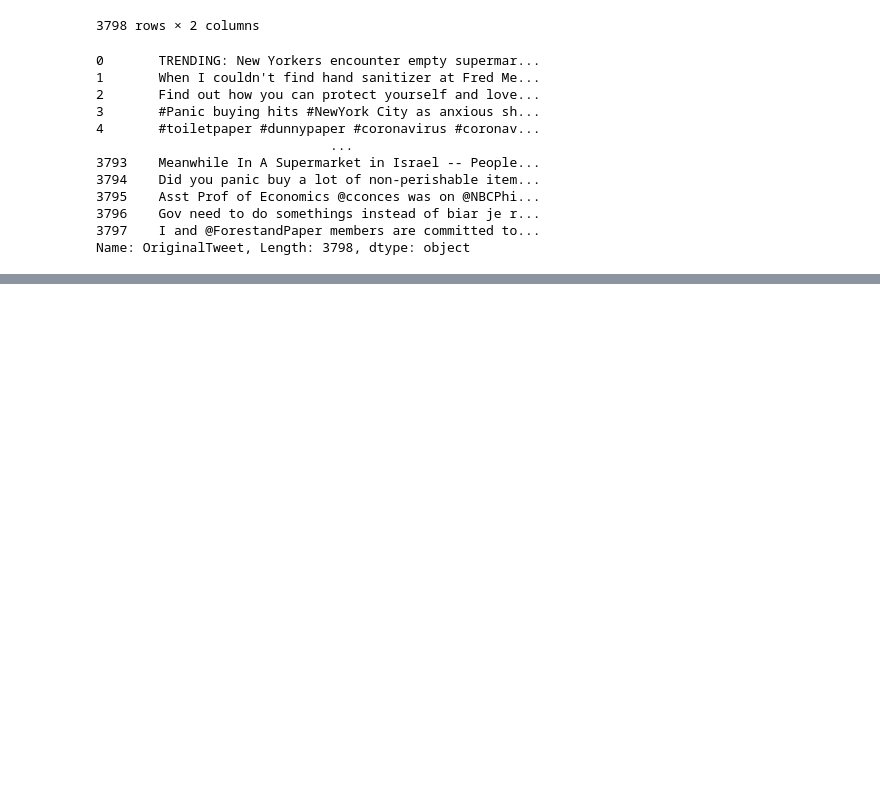
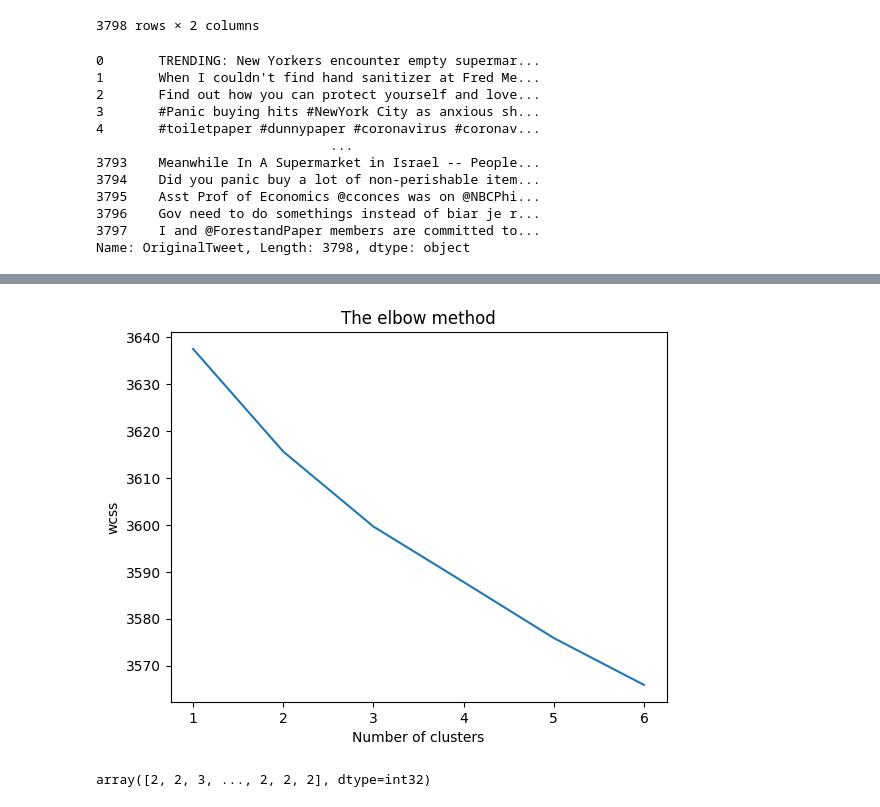
Before and after one commit to theaswin/Covid19_NLP_sentiments_analysis, a Jupyter notebook: Covid19_sentiment_analysis.ipynb, the cells around one changed output, grey strips where cells are left out. Cells and saved outputs as stored; diff of their text form; code cells hidden in the pictures; blank space fills up the shorter version.

```diff
--- a/Covid19_sentiment_analysis.ipynb
+++ b/Covid19_sentiment_analysis.ipynb
@@ -87,3 +88,7 @@ Name: OriginalTweet, Length: 3798, dtype: object
 # %%
 # Removing the extra charecters and other for appropriate prediction
 tweet = tweet.str.replace('^[a-zA_Z0-9]+',' ')
+tweet = tweet.str.replace('#',' ')
+tweet = tweet.str.replace('-',' ')
+
+tweet
@@ -95,3 +113,8 @@ stemmer = SnowballStemmer('english')
 from nltk import TweetTokenizer
 tk = TweetTokenizer()
 tweet = tweet.apply(lambda x:[stemmer.stem(i.lower()) for i in tk.tokenize(x)]).apply(lambda x:' '.join(x))
+# %%
+from sklearn.feature_extraction.text import TfidfVectorizer
+vec = TfidfVectorizer()
+data_vec = vec.fit_transform(tweet)
+print(data_vec)
@@ -97,0 +139,23 @@ tweet = tweet.apply(lambda x:[stemmer.stem(i.lower()) for i in tk.tokenize(x)]).
+# %%
+import matplotlib.pyplot as plt
+from sklearn.cluster import KMeans
+wcss=[]
+for i in range(1,7):
+  kmeans = KMeans(n_clusters=i,init='k-means++')
+  kmeans.fit(data_vec)
+  wcss.append(kmeans.inertia_)
+plt.plot (range(1,7),wcss)
+plt.title('The elbow method')
+plt.xlabel('Number of clusters')
+plt.ylabel('wcss')
+plt.savefig('elbow.png')
+plt.show()
+# wcss (within clusters sum of squares)
+# %% [output]
+[figure, added]
+# %%
+kmeans =KMeans(n_clusters=4)
+y = kmeans.fit_predict(data_vec)
+y
+# %% [output]
+array([2, 2, 3, ..., 2, 2, 2], dtype=int32)
```
Also changed, not shown: parts of 5 cells of this notebook, 1 other file.
